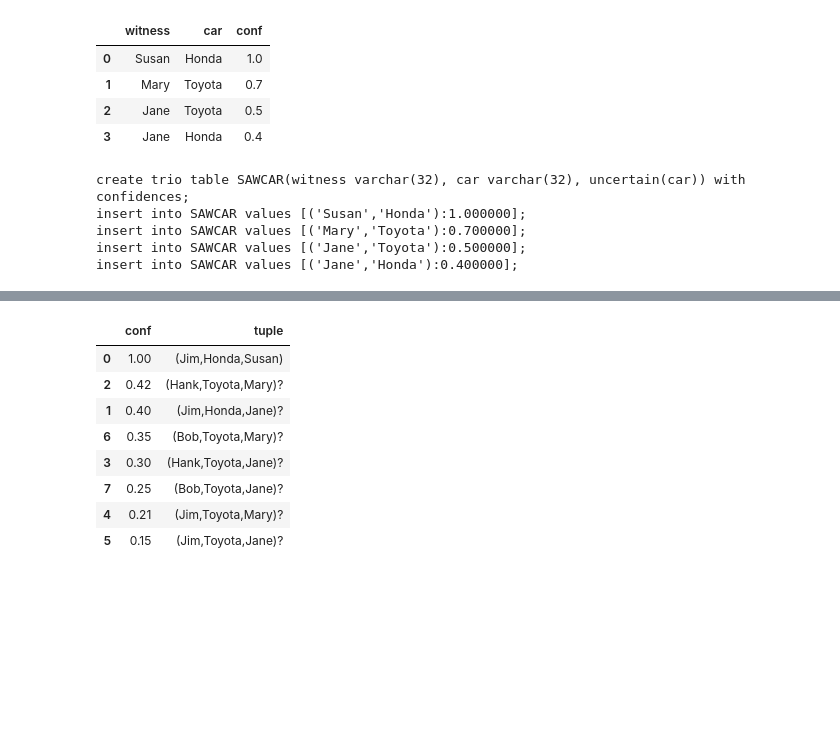
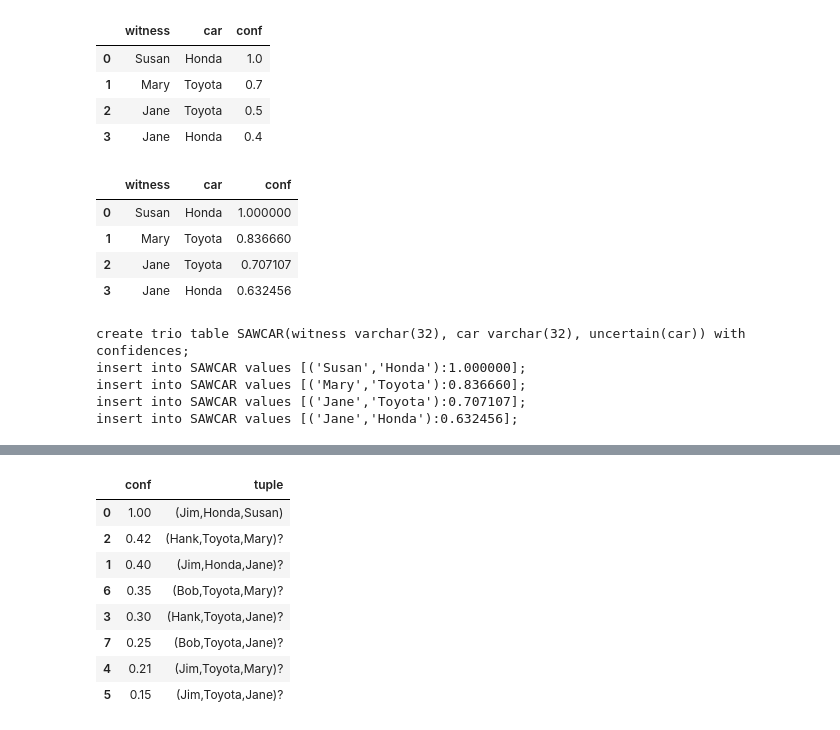
Before and after one commit to alexmemory/PrDBSens, a Jupyter notebook: notes/20150409_ACM_trio.ipynb, the cells around one changed output, grey strips where cells are left out. Saved outputs shown, nothing was run; the diff lists cells and outputs as text; code cells hidden in the pictures; blank space fills up the shorter version.

```diff
--- a/notes/20150409_ACM_trio.ipynb
+++ b/notes/20150409_ACM_trio.ipynb
@@ -513,18 +514,27 @@ sawcar
 | 1 | Mary | Toyota | 0.7 |
 | 2 | Jane | Toyota | 0.5 |
 | 3 | Jane | Honda | 0.4 |
+# %%
+sawcar['conf'] = np.sqrt(sawcar.conf)
+sawcar
+# %% [output]
+|  | witness | car | conf |
+| 0 | Susan | Honda | 1.000000 |
+| 1 | Mary | Toyota | 0.836660 |
+| 2 | Jane | Toyota | 0.707107 |
+| 3 | Jane | Honda | 0.632456 |
 # %%
+sqls = ["create trio table SAWCAR(witness varchar(32), car varchar(32), uncertain(car)) with confidences;"]
 for ind,r in sawcar.iterrows():
     sqls.append("insert into SAWCAR values [('%s','%s'):%f];"%(r['witness'],r['car'],r['conf']))
+sql = '\n'.join(sqls)
+print str(sql)
+# %% [output]
+create trio table SAWCAR(witness varchar(32), car varchar(32), uncertain(car)) with confidences;
+insert into SAWCAR values [('Susan','Honda'):1.000000];
+insert into SAWCAR values [('Mary','Toyota'):0.836660];
+insert into SAWCAR values [('Jane','Toyota'):0.707107];
+insert into SAWCAR values [('Jane','Honda'):0.632456];
-# %%
-sql = '\n'.join(sqls)
-print str(sql)
-# %% [output]
-create trio table SAWCAR(witness varchar(32), car varchar(32), uncertain(car)) with confidences;
-insert into SAWCAR values [('Susan','Honda'):1.000000];
-insert into SAWCAR values [('Mary','Toyota'):0.700000];
-insert into SAWCAR values [('Jane','Toyota'):0.500000];
-insert into SAWCAR values [('Jane','Honda'):0.400000];
 # %%
 for line in sql.split(";"):
     line = line.strip()
```
Also changed, not shown: parts of 16 cells of this notebook.
